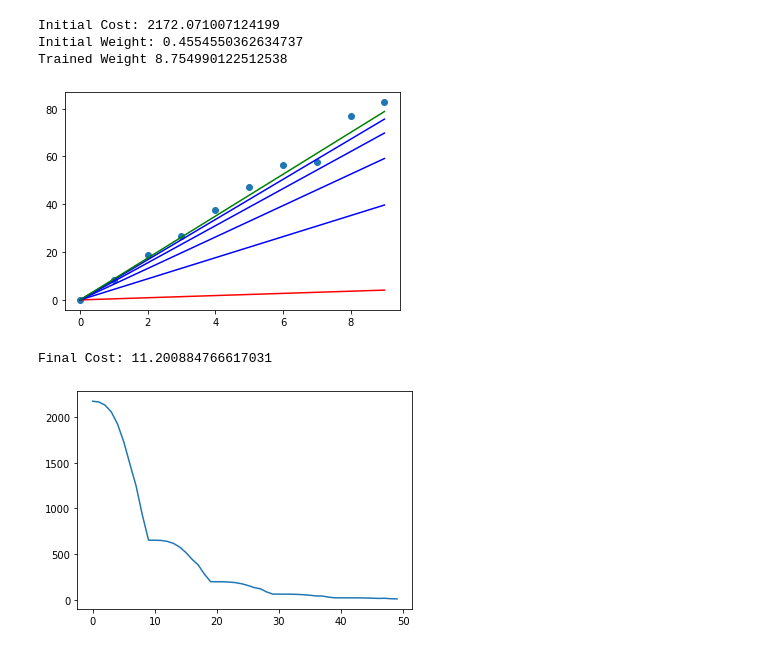
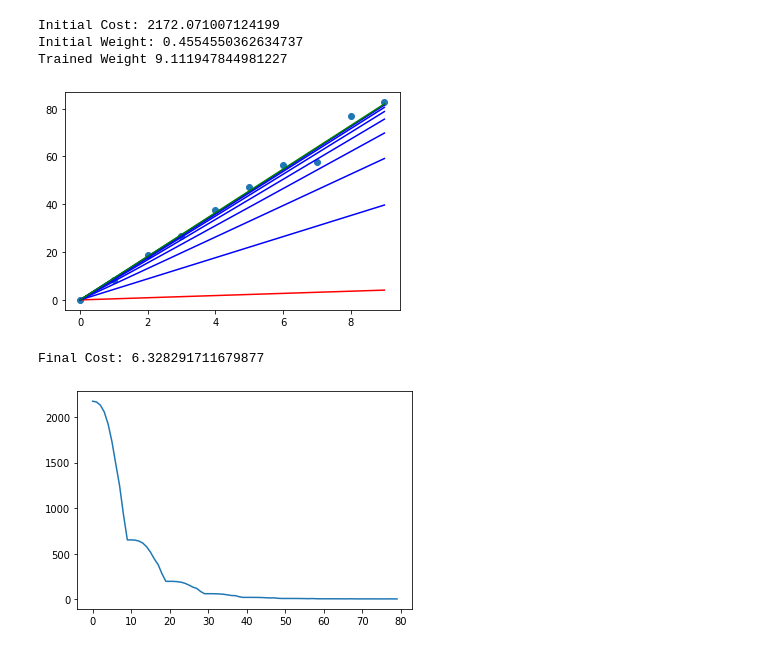
Before and after one commit to aumshah/Neural-Network-From-Scratch, a Jupyter notebook: Simple_Neural_Network.ipynb, the cells around one changed output. Saved outputs shown, nothing was run; the diff lists cells and outputs as text; code cells hidden in the pictures.

```diff
--- a/Simple_Neural_Network.ipynb
+++ b/Simple_Neural_Network.ipynb
@@ -97,17 +98,17 @@ for x in range(datasetlength):
 # %%
 # Creates a Neural Network Object and prints the initial cost and inital display.
 N = NeuralNetwork(data_x, data_y)
 print("Initial Cost:", N.cost())
 print("Initial Weight:", N.weight)
 
 # Trains the Neural Network and prints the final cost.
-N.train(learning_rate=0.001, epochs=5)
+N.train(learning_rate=0.001, epochs=8)
 print("Final Cost:", N.cost())
 N.graphcost()
 # %% [output]
 Initial Cost: 2172.071007124199
 Initial Weight: 0.4554550362634737
-Trained Weight 8.754990122512538
+Trained Weight 9.111947844981227
-[figure, old version]
+[figure, new version]
-Final Cost: 11.200884766617031
+Final Cost: 6.328291711679877
-[figure, old version]
+[figure, new version]
```
Also changed, not shown: parts of 1 cell of this notebook.
